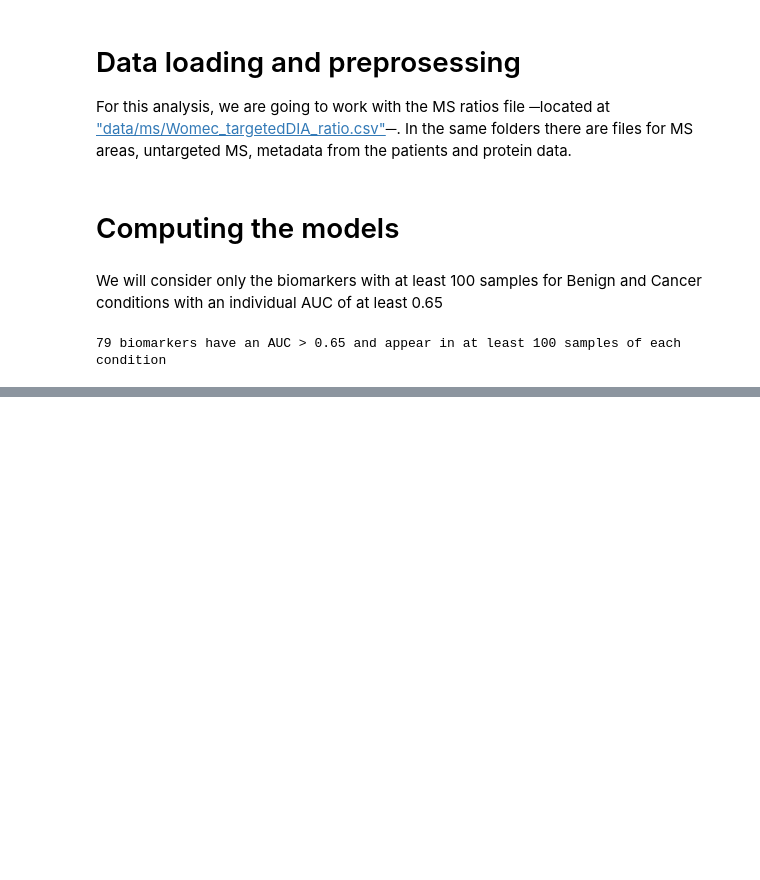
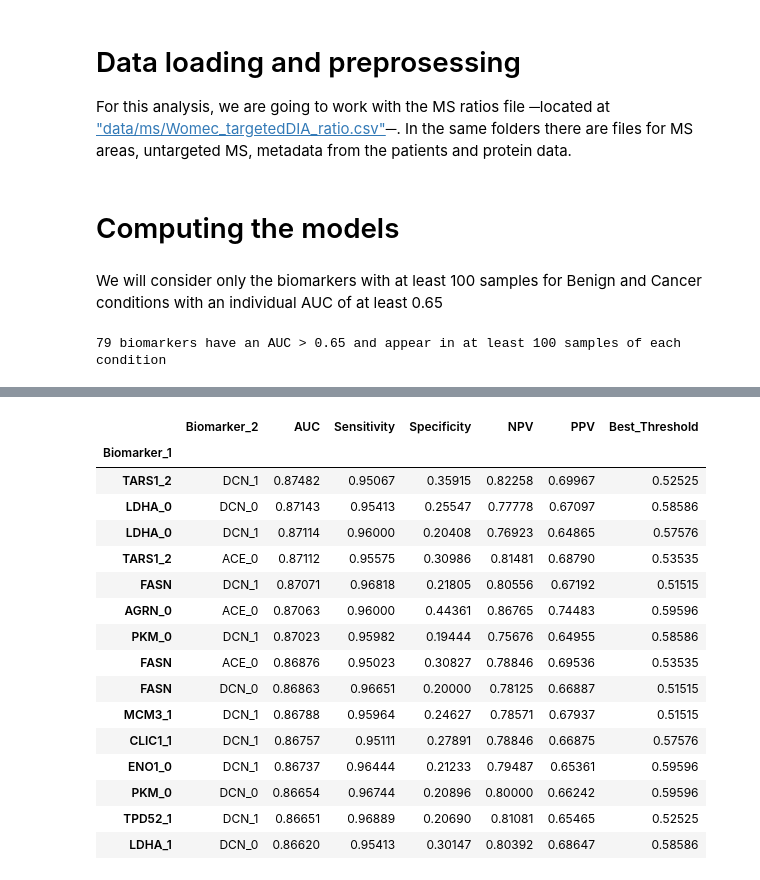
Before and after one commit to MiMARK-es/cohort-analysis, a Jupyter notebook: notebooks/400_ratios_aucs_analysis.ipynb, the cells around one changed output, grey strips where cells are left out. Cells and saved outputs as stored; diff of their text form; code cells hidden in the pictures; blank space fills up the shorter version.

```diff
--- a/notebooks/400_ratios_aucs_analysis.ipynb
+++ b/notebooks/400_ratios_aucs_analysis.ipynb
@@ -95,0 +98,22 @@ We compute also the models for all the combinations of up to 3 biomarkers, using
+# %%
+# Show the results
+df_400_results_direct_max_2 = pd.read_csv(f'{RESULTS_PATH}/biomarker_ratio/max_2.csv', sep=',', index_col=0, header=0)
+df_400_results_direct_max_2.head(15)
+# %% [output]
+|  | Biomarker_2 | AUC | Sensitivity | Specificity | NPV | PPV | Best_Threshold |
+| Biomarker_1 |  |  |  |  |  |  |  |
+| TARS1_2 | DCN_1 | 0.87482 | 0.95067 | 0.35915 | 0.82258 | 0.69967 | 0.52525 |
+| LDHA_0 | DCN_0 | 0.87143 | 0.95413 | 0.25547 | 0.77778 | 0.67097 | 0.58586 |
+| LDHA_0 | DCN_1 | 0.87114 | 0.96000 | 0.20408 | 0.76923 | 0.64865 | 0.57576 |
+| TARS1_2 | ACE_0 | 0.87112 | 0.95575 | 0.30986 | 0.81481 | 0.68790 | 0.53535 |
+| FASN | DCN_1 | 0.87071 | 0.96818 | 0.21805 | 0.80556 | 0.67192 | 0.51515 |
+| AGRN_0 | ACE_0 | 0.87063 | 0.96000 | 0.44361 | 0.86765 | 0.74483 | 0.59596 |
+| PKM_0 | DCN_1 | 0.87023 | 0.95982 | 0.19444 | 0.75676 | 0.64955 | 0.58586 |
+| FASN | ACE_0 | 0.86876 | 0.95023 | 0.30827 | 0.78846 | 0.69536 | 0.53535 |
+| FASN | DCN_0 | 0.86863 | 0.96651 | 0.20000 | 0.78125 | 0.66887 | 0.51515 |
+| MCM3_1 | DCN_1 | 0.86788 | 0.95964 | 0.24627 | 0.78571 | 0.67937 | 0.51515 |
+| CLIC1_1 | DCN_1 | 0.86757 | 0.95111 | 0.27891 | 0.78846 | 0.66875 | 0.57576 |
+| ENO1_0 | DCN_1 | 0.86737 | 0.96444 | 0.21233 | 0.79487 | 0.65361 | 0.59596 |
+| PKM_0 | DCN_0 | 0.86654 | 0.96744 | 0.20896 | 0.80000 | 0.66242 | 0.59596 |
+| TPD52_1 | DCN_1 | 0.86651 | 0.96889 | 0.20690 | 0.81081 | 0.65465 | 0.52525 |
+| LDHA_1 | DCN_0 | 0.86620 | 0.95413 | 0.30147 | 0.80392 | 0.68647 | 0.58586 |
```
Also changed, not shown: parts of 6 cells of this notebook.
